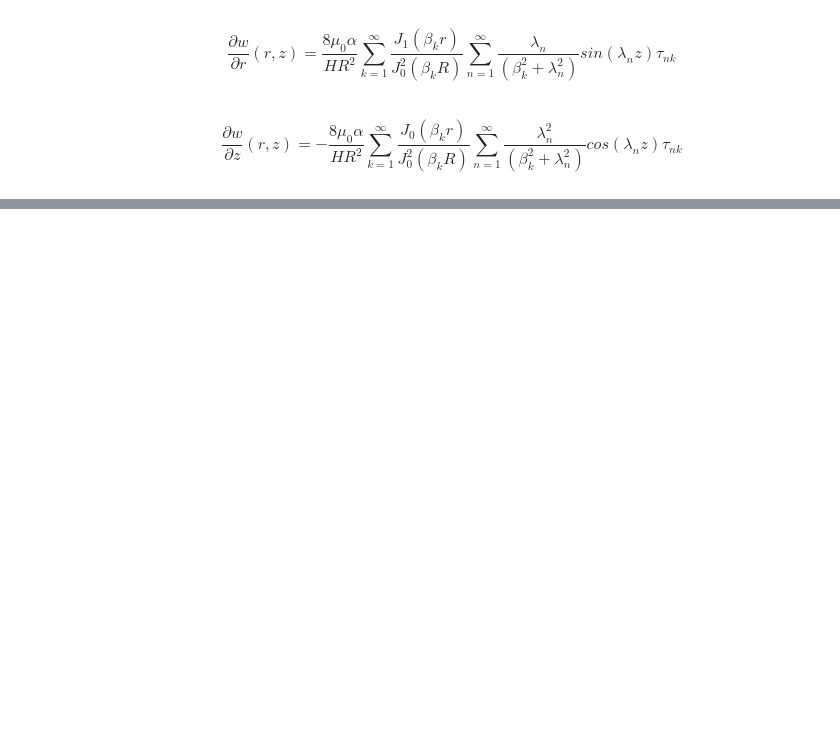
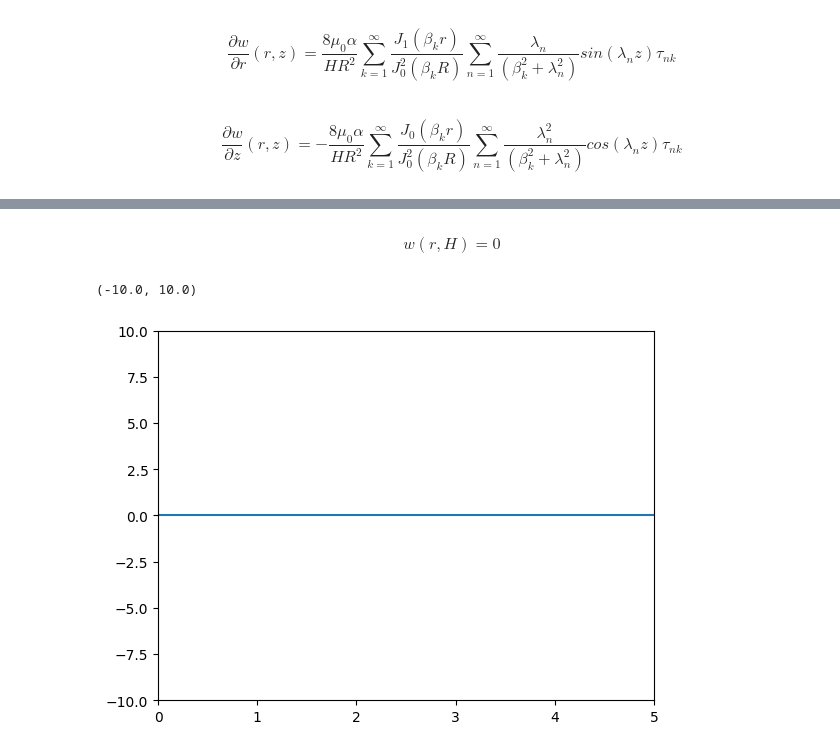
Before and after one commit to vvshich/diploma, a Jupyter notebook: analys.ipynb, the cells around one changed output, grey strips where cells are left out. Cells and saved outputs as stored; diff of their text form; code cells hidden in the pictures; blank space fills up the shorter version.

```diff
--- a/analys.ipynb
+++ b/analys.ipynb
@@ -173,0 +250,9 @@ def partial_w_z(r, z, max_k, max_n):
+# %% [markdown]
+$$w(r, H)=0$$
+# %%
+plt.plot(r, w(r, H, max_k, max_n))
+plt.xlim(0, R)
+plt.ylim(-10, 10)
+# %% [output]
+(-10.0, 10.0)
+[figure, added]
```
Also changed, not shown: parts of 41 cells of this notebook, 4 other files.
